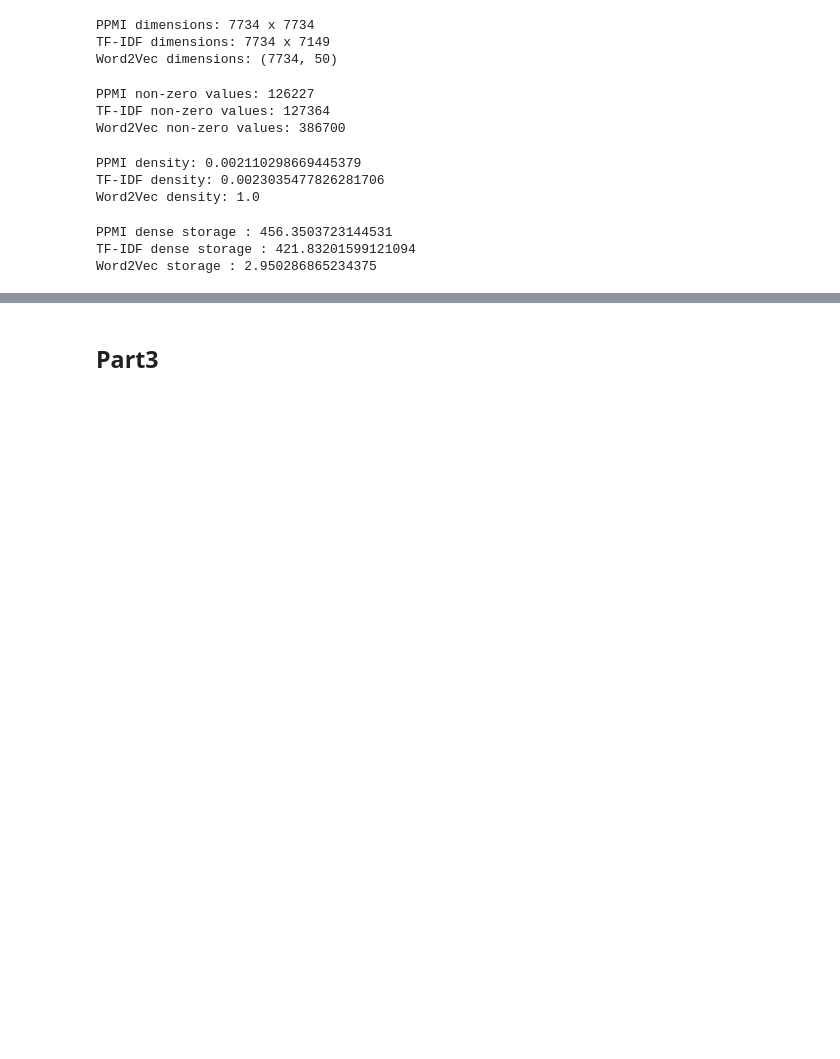
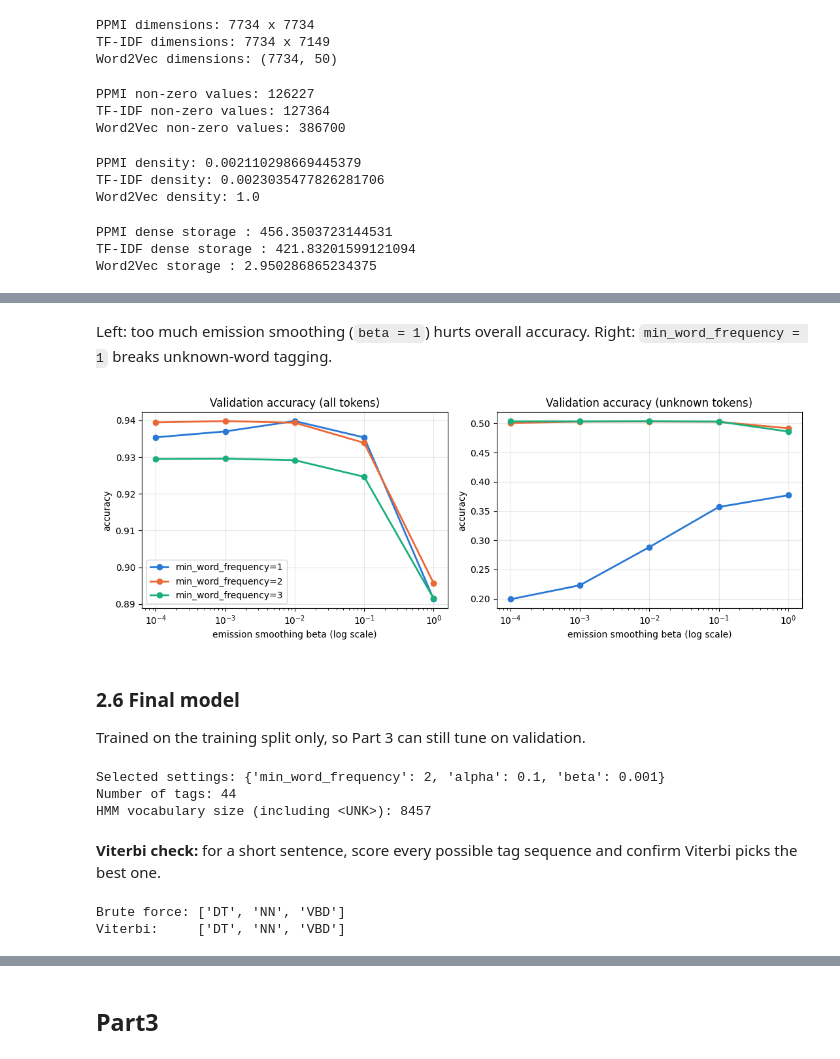
Before and after one commit to ZeinaHossam1/Embeddings-and-HMMs, a Jupyter notebook: Embeddings_HMMs.ipynb, the cells around one changed output, grey strips where cells are left out. Drawn from its saved outputs; the diff is of its cells as text; code cells hidden in the pictures; blank space fills up the shorter version.

```diff
--- a/Embeddings_HMMs.ipynb
+++ b/Embeddings_HMMs.ipynb
@@ -2178,10 +1589,0 @@ Review precision, recall, and F1 for each POS tag.
-# %%
-print(f"{'Tag':<10}{'Precision':>12}{'Recall':>12}{'F1':>12}")
-
-for tag, scores in sorted(test_metrics["overall"]["per_tag"].items()):
-    print(
-        f"{tag:<10}"
-        f"{scores['precision']:>12.4f}"
-        f"{scores['recall']:>12.4f}"
-        f"{scores['f1']:>12.4f}"
-    )
@@ -2428,0 +1863,69 @@ Record the selected hyperparameters, test metrics, unknown-word results, and not
+# %% [markdown]
+Left: too much emission smoothing (`beta = 1`) hurts overall accuracy. Right: `min_word_frequency = 1` breaks unknown-word tagging.
+# %%
+KNOWN_COLOR, UNKNOWN_COLOR = "#2a78d6", "#eb6834"
+
+fig, axes = plt.subplots(1, 2, figsize=(11, 4))
+for min_word_frequency, color in zip(minimum_frequency_values, ["#2a78d6", "#eb6834", "#1baf7a"]):
+    rows = sorted((r for r in tuning_results if r["min_word_frequency"] == min_word_frequency),
+                  key=lambda r: r["beta"])
+    betas = [r["beta"] for r in rows]
+    axes[0].plot(betas, [r["accuracy"] for r in rows], marker="o", lw=2, color=color,
+                 label=f"min_word_frequency={min_word_frequency}")
+    axes[1].plot(betas, [r["unknown_accuracy"] for r in rows], marker="o", lw=2, color=color)
+
+axes[0].set_title("Validation accuracy (all tokens)")
+axes[1].set_title("Validation accuracy (unknown tokens)")
+for ax in axes:
+    ax.set_xscale("log")
+    ax.set_xlabel("emission smoothing beta (log scale)")
+    ax.set_ylabel("accuracy")
+    ax.grid(alpha=0.3)
+axes[0].legend()
+plt.tight_layout()
+plt.show()
+# %% [output]
+[figure, added]
+# %% [markdown]
+### 2.6 Final model
+Trained on the training split only, so Part 3 can still tune on validation.
+# %%
+final_hmm = train_hmm(pos_train_sentences, pos_train_tags, **best_config)
+
+print("Selected settings:", best_config)
+print("Number of tags:", len(final_hmm["tags"]))
+print("HMM vocabulary size (including <UNK>):", len(final_hmm["vocabulary"]))
+# %% [output]
+Selected settings: {'min_word_frequency': 2, 'alpha': 0.1, 'beta': 0.001}
+Number of tags: 44
+HMM vocabulary size (including <UNK>): 8457
+# %% [markdown]
+**Viterbi check:** for a short sentence, score every possible tag sequence and confirm Viterbi picks the best one.
+# %%
+from itertools import product
+
+
+def sequence_log_probability(sentence, tag_sequence, hmm):
+    tag_ids = [hmm["tags"].index(tag) for tag in tag_sequence]
+    total = hmm["log_initial"][tag_ids[0]]
+    for previous_id, current_id in zip(tag_ids[:-1], tag_ids[1:]):
+        total += hmm["log_transition"][previous_id, current_id]
+    for word, tag_id in zip(sentence, tag_ids):
+        total += emission_scores(word, hmm)[tag_id]
+    return total
+
+
+check_sentence = ["The", "stock", "rose"]
+
+brute_force_best = max(
+    product(final_hmm["tags"], repeat=len(check_sentence)),
+    key=lambda tags: sequence_log_probability(check_sentence, tags, final_hmm),
+)
+viterbi_best = viterbi(check_sentence, final_hmm)
+
+print("Brute force:", list(brute_force_best))
+print("Viterbi:    ", viterbi_best)
+assert list(brute_force_best) == viterbi_best
+# %% [output]
+Brute force: ['DT', 'NN', 'VBD']
+Viterbi:     ['DT', 'NN', 'VBD']
```
Also changed, not shown: parts of 76 cells of this notebook.
